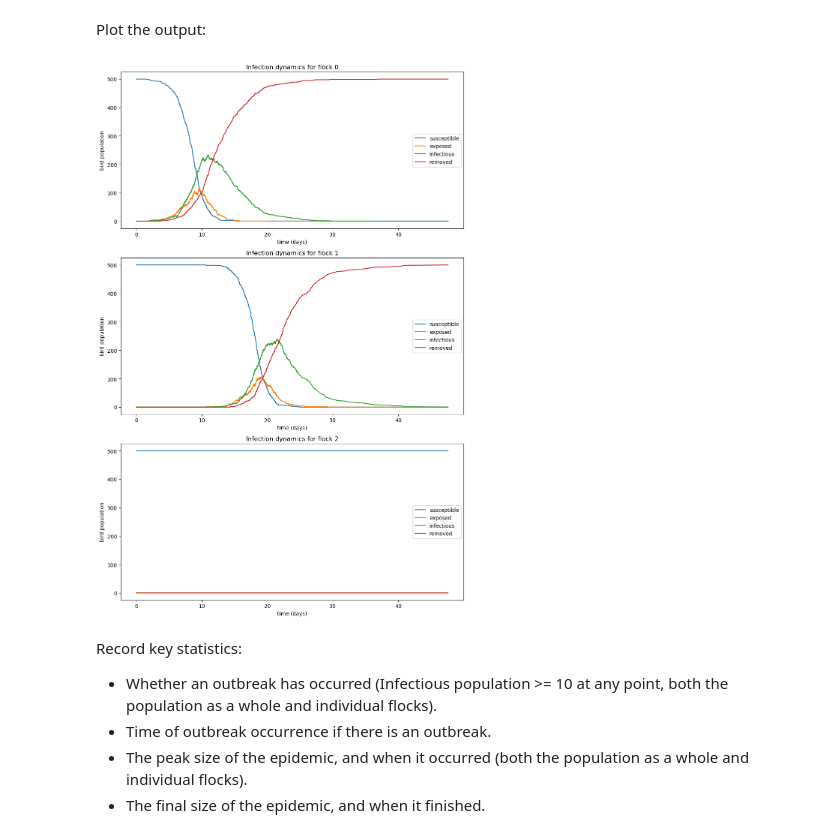
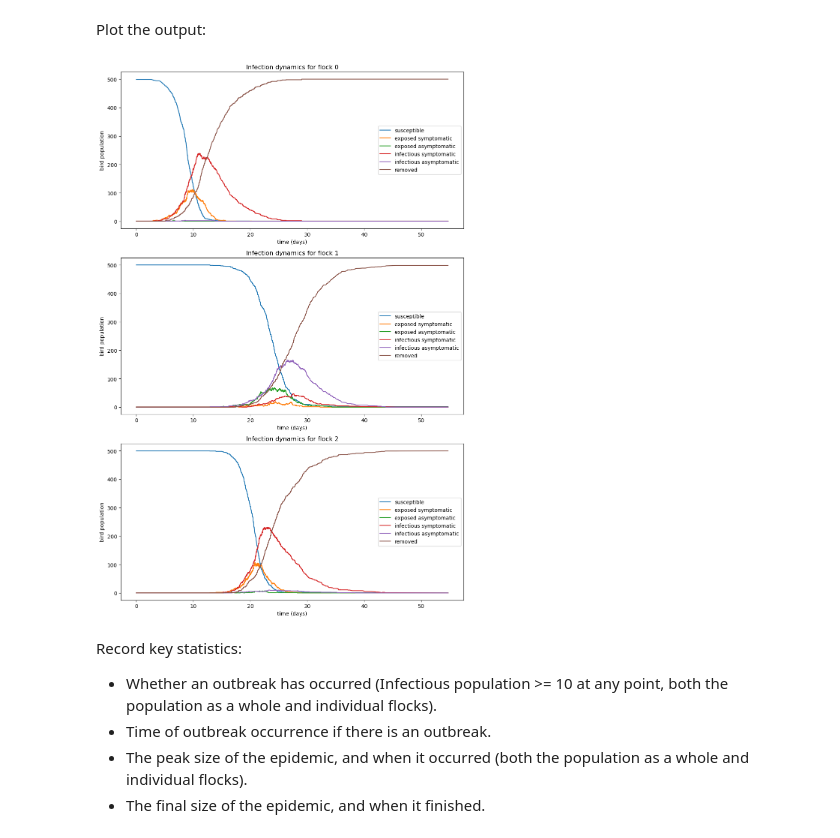
Before and after one commit to stevewu2001/Within-flock-simulation, a Jupyter notebook: SEIR_with_asymptomatic_cases.ipynb, the cells around one changed output. Cells and saved outputs as stored; diff of their text form; code cells hidden in the pictures.

Commit message:
asymptomatic algorithm complete, to do key statistics

```diff
--- a/SEIR_with_asymptomatic_cases.ipynb
+++ b/SEIR_with_asymptomatic_cases.ipynb
@@ -57,7 +57,8 @@ In the code, all $\beta_{ij}$ parameters are packed in a matrix, and all $\sigma
 # set parameters
 
 # probability of displaying symptoms.
-p_S = np.array([0.8] * num_flocks)
+#p_S = np.array([0.8] * num_flocks)
+p_S = np.array([0.99, 0.2, 0.95])
 p_A = np.ones(num_flocks) - p_S
 
 # infection rate
@@ -79,7 +80,7 @@ sigma_A = np.ones(num_flocks) / latency_period_A
 
 infectious_period_S = 4 * np.ones(num_flocks)
 gamma_S = np.ones(num_flocks) / infectious_period_S
-infectious_period_A = 2 * np.ones(num_flocks)
+infectious_period_A = 4 * np.ones(num_flocks)
 gamma_A = np.ones(num_flocks) / infectious_period_A
 # %% [markdown]
 We implement the Gillespie algorithm to generate the output. The update rules for a flock $i$ are given as follows:
@@ -166,24 +193,26 @@ Plot the output:
 # %%
 fig, axs = plt.subplots(num_flocks, 1, figsize=(10, 5*num_flocks))
 
 if num_flocks == 1:
     axs = [axs]  # ensure axs is always iterable
 
 for i, ax in enumerate(axs):
     # plot for bird i
     ax.plot(t, y[:, i, 0], label='susceptible')
-    ax.plot(t, y[:, i, 1], label='exposed')
-    ax.plot(t, y[:, i, 2], label='infectious')
-    ax.plot(t, y[:, i, 3], label='removed')
+    ax.plot(t, y[:, i, 1], label='exposed symptomatic')
+    ax.plot(t, y[:, i, 2], label='exposed asymptomatic')
+    ax.plot(t, y[:, i, 3], label='infectious symptomatic')
+    ax.plot(t, y[:, i, 4], label='infectious asymptomatic')
+    ax.plot(t, y[:, i, 5], label='removed')
     ax.legend()
     ax.set_xlabel('time (days)')
     ax.set_ylabel('bird population')
     ax.set_title(f'Infection dynamics for flock {i}')
 
 plt.tight_layout()
 plt.show()
 # %% [output]
-[figure, old version]
+[figure, new version]
 # %% [markdown]
 Record key statistics:
 - Whether an outbreak has occurred (Infectious population >= 10 at any point, both the population as a whole and individual flocks).
```
Also changed, not shown: parts of 7 cells of this notebook, 1 other file.
